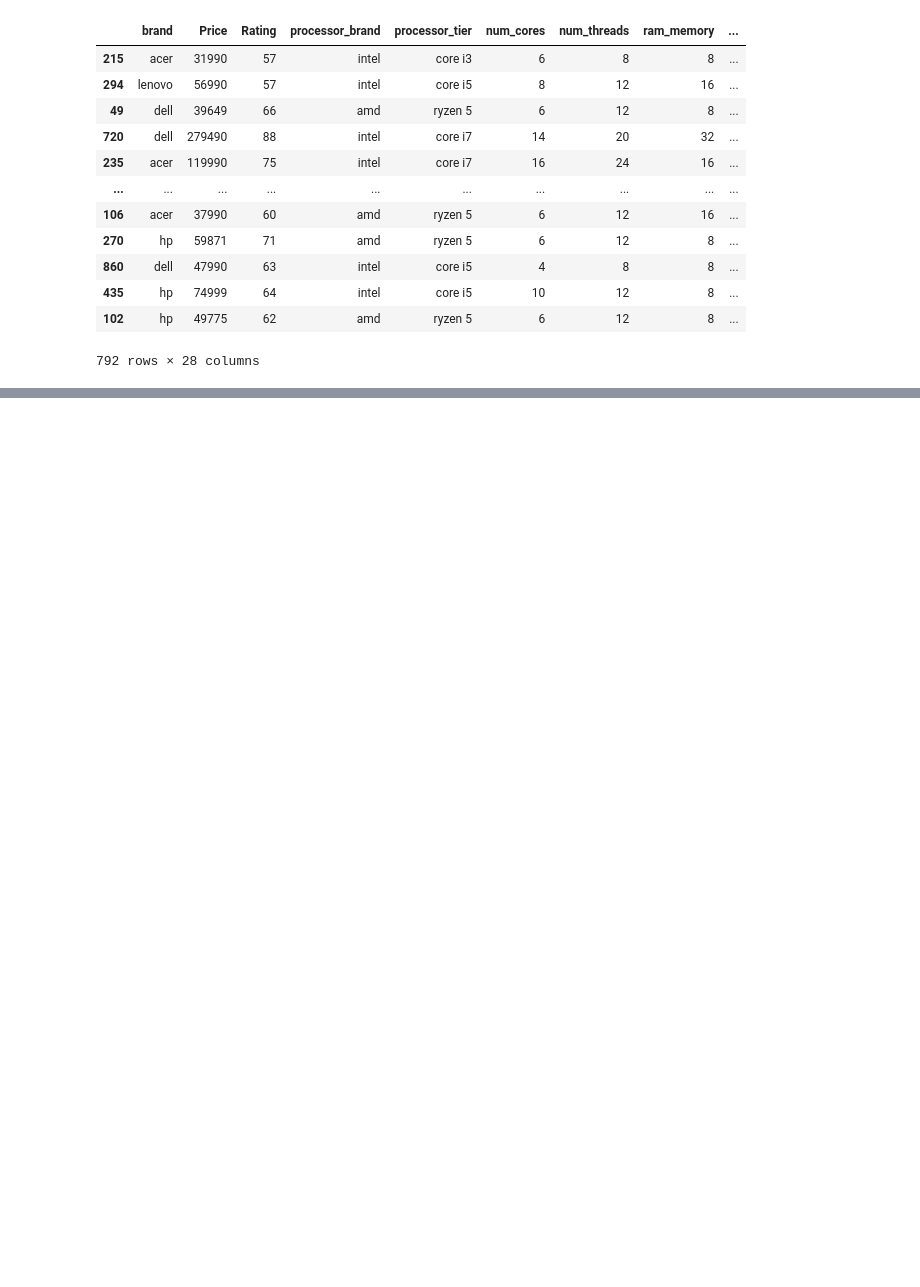
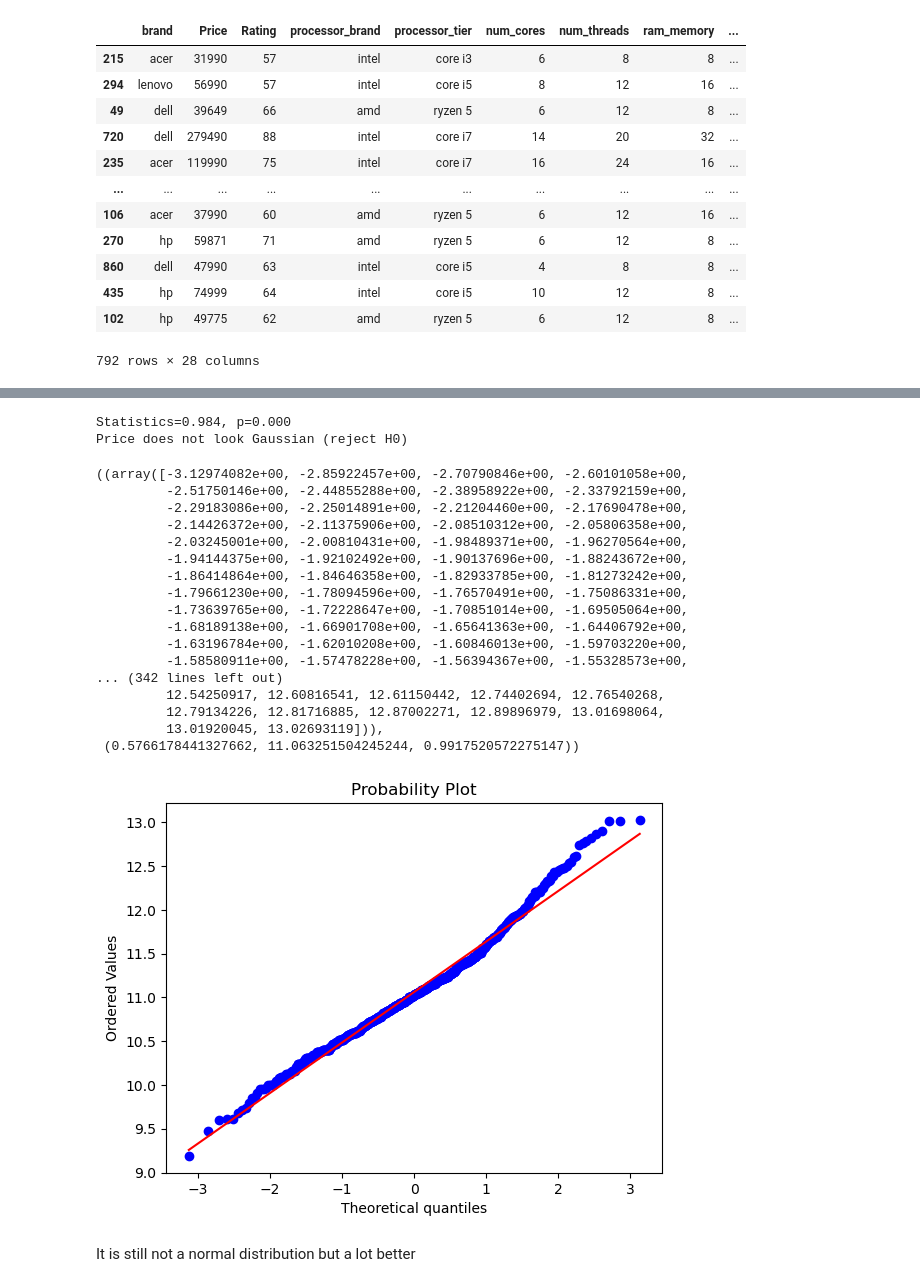
Before and after one commit to kateqwerty001/Laptops_Clustering, a Jupyter notebook: EDA/EDA_LaptopsClustering_Kate.ipynb, the cells around one changed output, grey strips where cells are left out. Saved outputs shown, nothing was run; the diff lists cells and outputs as text; code cells hidden in the pictures; blank space fills up the shorter version.

```diff
--- a/EDA/EDA_LaptopsClustering_Kate.ipynb
+++ b/EDA/EDA_LaptopsClustering_Kate.ipynb
@@ -475,0 +527,36 @@ data = data_encoded
+# %%
+from scipy.stats import shapiro
+
+stat, p = shapiro(np.log(data['Price']))
+print('Statistics=%.3f, p=%.3f' % (stat, p))
+alpha = 0.05
+if p > alpha:
+    print('Price looks Gaussian (fail to reject H0)')
+else:
+    print('Price does not look Gaussian (reject H0)')
+# %% [output]
+Statistics=0.984, p=0.000
+Price does not look Gaussian (reject H0)
+# %%
+from scipy.stats import probplot
+
+probplot(np.log(data['Price']), dist="norm", plot=plt)
+# %% [output]
+((array([-3.12974082e+00, -2.85922457e+00, -2.70790846e+00, -2.60101058e+00,
+         -2.51750146e+00, -2.44855288e+00, -2.38958922e+00, -2.33792159e+00,
+         -2.29183086e+00, -2.25014891e+00, -2.21204460e+00, -2.17690478e+00,
+         -2.14426372e+00, -2.11375906e+00, -2.08510312e+00, -2.05806358e+00,
+         -2.03245001e+00, -2.00810431e+00, -1.98489371e+00, -1.96270564e+00,
+         -1.94144375e+00, -1.92102492e+00, -1.90137696e+00, -1.88243672e+00,
+         -1.86414864e+00, -1.84646358e+00, -1.82933785e+00, -1.81273242e+00,
+         -1.79661230e+00, -1.78094596e+00, -1.76570491e+00, -1.75086331e+00,
+         -1.73639765e+00, -1.72228647e+00, -1.70851014e+00, -1.69505064e+00,
+         -1.68189138e+00, -1.66901708e+00, -1.65641363e+00, -1.64406792e+00,
+         -1.63196784e+00, -1.62010208e+00, -1.60846013e+00, -1.59703220e+00,
+         -1.58580911e+00, -1.57478228e+00, -1.56394367e+00, -1.55328573e+00,
+... (342 lines left out)
+         12.54250917, 12.60816541, 12.61150442, 12.74402694, 12.76540268,
+         12.79134226, 12.81716885, 12.87002271, 12.89896979, 13.01698064,
+         13.01920045, 13.02693119])),
+ (0.5766178441327662, 11.063251504245244, 0.9917520572275147))
+[figure, added]
@@ -475,0 +565,2 @@ data = data_encoded
+# %% [markdown]
+It is still not a normal distribution but a lot better
```
Also changed, not shown: parts of 30 cells of this notebook.
